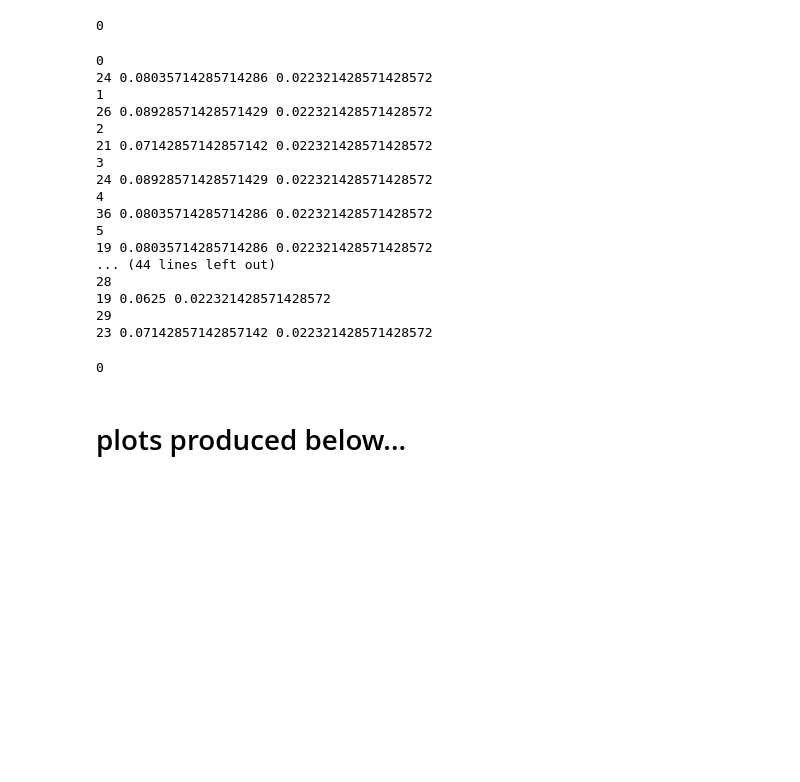
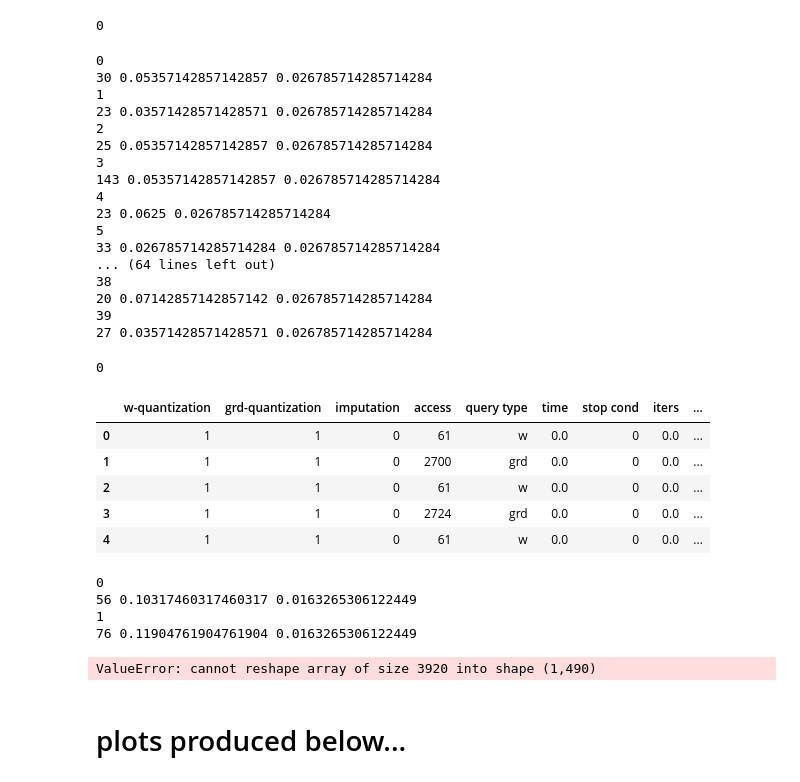
Before and after one commit to willem-strydom/research, a Jupyter notebook: more_plots.ipynb, the cells around one changed output. Saved outputs shown, nothing was run; the diff lists cells and outputs as text; code cells hidden in the pictures; blank space fills up the shorter version.

```diff
--- a/more_plots.ipynb
+++ b/more_plots.ipynb
@@ -175,23 +169,23 @@ kidney_test_x, kidney_test_y = pad(kidney_test_x, kidney_test_y, 7)
 
 X = np.vstack((kidney_test_x, kidney_train_x))
 y = np.vstack((kidney_test_y, kidney_train_y))
-run(30,X,y, "real_data1.csv")
+run(40,X,y, "colon.csv")
 # %% [output]
 0
-24 0.08035714285714286 0.022321428571428572
+30 0.05357142857142857 0.026785714285714284
 1
-26 0.08928571428571429 0.022321428571428572
+23 0.03571428571428571 0.026785714285714284
 2
-21 0.07142857142857142 0.022321428571428572
+25 0.05357142857142857 0.026785714285714284
 3
-24 0.08928571428571429 0.022321428571428572
+143 0.05357142857142857 0.026785714285714284
 4
-36 0.08035714285714286 0.022321428571428572
+23 0.0625 0.026785714285714284
 5
-19 0.08035714285714286 0.022321428571428572
-... (44 lines left out)
-28
-19 0.0625 0.022321428571428572
-29
-23 0.07142857142857142 0.022321428571428572
+33 0.026785714285714284 0.026785714285714284
+... (64 lines left out)
+38
+20 0.07142857142857142 0.026785714285714284
+39
+27 0.03571428571428571 0.026785714285714284
 0
@@ -199,0 +192,16 @@ run(30,X,y, "real_data1.csv")
+# %%
+# accidentally wrote Colon data to realdata1 csv
+df = get_df("real_data1.csv")
+column_name = "iters"
+
+# Identify the indices of nonzero entries in the 'iters' column
+nonzero_indices = df[df['iters'] != 0].index
+
+# Get the index of the 360th nonzero entry
+index_360th_nonzero = nonzero_indices[359]
+
+# Slice the DataFrame up to this index (inclusive)
+df_first_part = df.loc[:index_360th_nonzero]
+
+# Optionally, get the remaining part of the DataFrame
+df_remaining = df.loc[index_360th_nonzero + 1:]
@@ -200,3 +211,34 @@ run(30,X,y, "real_data1.csv")
+# %%
+df_first_part.head()
+# %% [output]
+|  | w-quantization | grd-quantization | imputation | access | query type | time | stop cond | iters | ... |
+| 0 | 1 | 1 | 0 | 61 | w | 0.0 | 0 | 0.0 | ... |
+| 1 | 1 | 1 | 0 | 2700 | grd | 0.0 | 0 | 0.0 | ... |
+| 2 | 1 | 1 | 0 | 61 | w | 0.0 | 0 | 0.0 | ... |
+| 3 | 1 | 1 | 0 | 2724 | grd | 0.0 | 0 | 0.0 | ... |
+| 4 | 1 | 1 | 0 | 61 | w | 0.0 | 0 | 0.0 | ... |
+# %%
+# real data #3
+data = arff.loadarff('/Users/willem/Downloads/AP_Breast_Kidney.arff')
+df = pd.DataFrame(data[0])
+df['Tissue'] = df['Tissue'].apply(lambda x: x.decode('utf-8'))
+target = np.where(df["Tissue"] == "Kidney",1,-1)
+df["Tissue"] = target
+
+kidney_train_x, kidney_test_x, kidney_train_y, kidney_test_y = clean_and_scale(df, "Tissue")
+kidney_train_x, kidney_train_y = pad(kidney_train_x, kidney_train_y, 7)
+kidney_test_x, kidney_test_y = pad(kidney_test_x, kidney_test_y, 7)
+
+
+X = np.vstack((kidney_test_x, kidney_train_x))
+y = np.vstack((kidney_test_y, kidney_train_y))
+run(70,X,y, "breast.csv")
+# %% [output]
+0
+56 0.10317460317460317 0.0163265306122449
+1
+76 0.11904761904761904 0.0163265306122449
+ValueError: cannot reshape array of size 3920 into shape (1,490)
 # %% [markdown]
 # plots produced below...
 # %%
```
Also changed, not shown: parts of 12 cells of this notebook, 2 other files.
